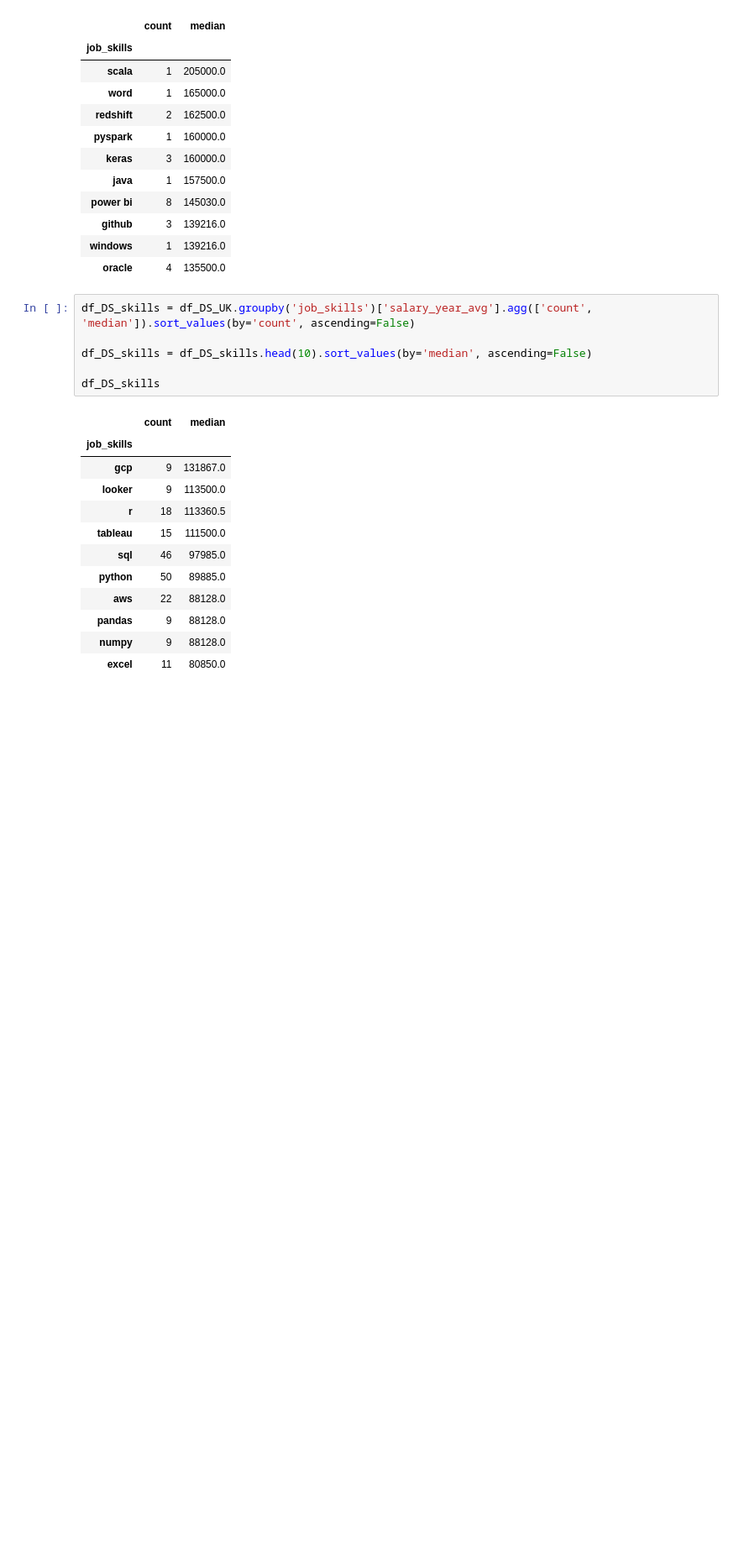
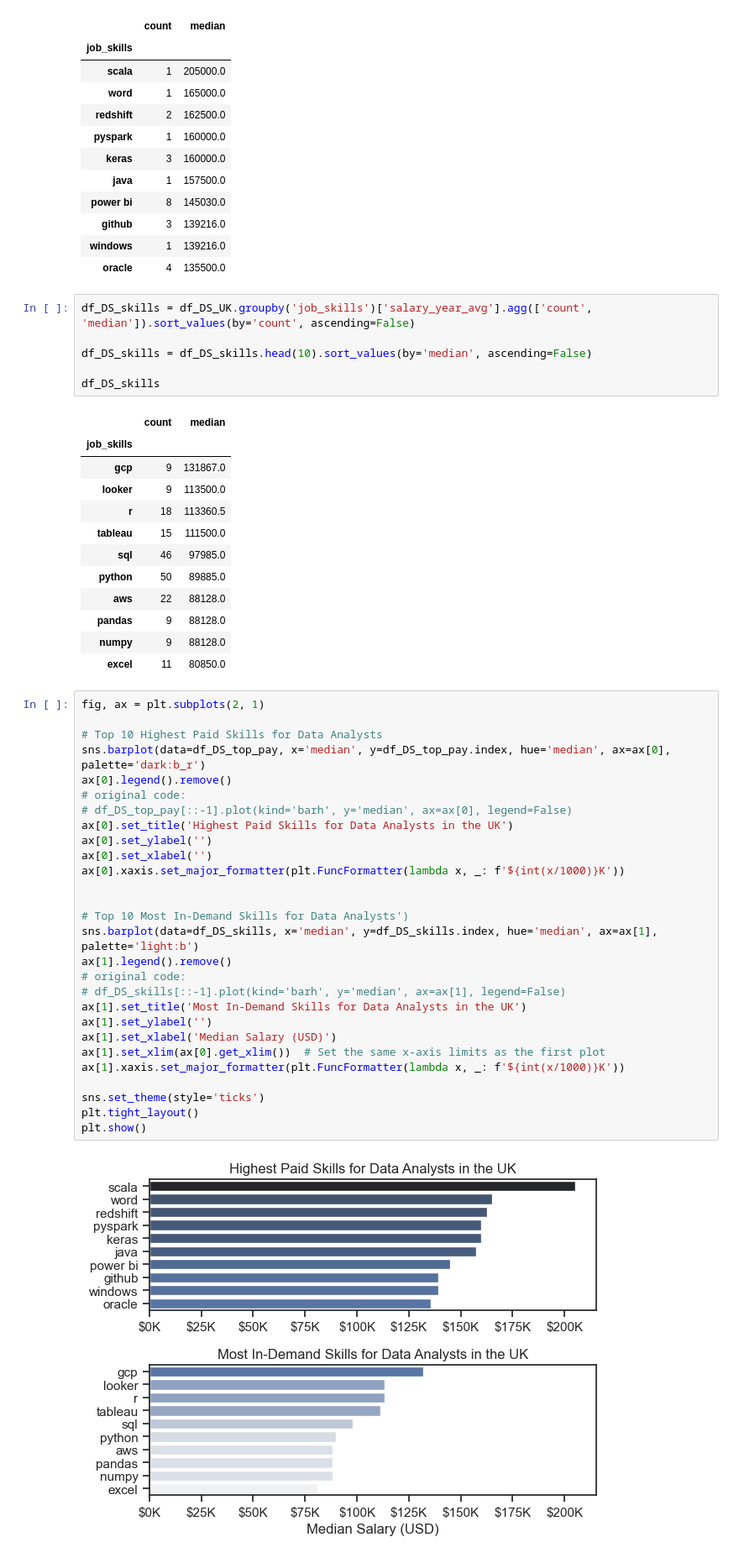
Before and after one commit to dappyewu/py, a Jupyter notebook: Project Work/4.SalaryAnalysis.ipynb, the cells around one changed output. Shown at 84% size. Drawn from its saved outputs; the diff is of its cells as text; blank space fills up the shorter version.

```diff
--- a/Project Work/4.SalaryAnalysis.ipynb
+++ b/Project Work/4.SalaryAnalysis.ipynb
@@ -103,3 +103,33 @@ df_DS_skills
 | pandas | 9 | 88128.0 |
 | numpy | 9 | 88128.0 |
 | excel | 11 | 80850.0 |
+# %%
+fig, ax = plt.subplots(2, 1)
+
+# Top 10 Highest Paid Skills for Data Analysts
+sns.barplot(data=df_DS_top_pay, x='median', y=df_DS_top_pay.index, hue='median', ax=ax[0], palette='dark:b_r')
+ax[0].legend().remove()
+# original code:
+# df_DS_top_pay[::-1].plot(kind='barh', y='median', ax=ax[0], legend=False)
+ax[0].set_title('Highest Paid Skills for Data Analysts in the UK')
+ax[0].set_ylabel('')
+ax[0].set_xlabel('')
+ax[0].xaxis.set_major_formatter(plt.FuncFormatter(lambda x, _: f'${int(x/1000)}K'))
+
+
+# Top 10 Most In-Demand Skills for Data Analysts')
+sns.barplot(data=df_DS_skills, x='median', y=df_DS_skills.index, hue='median', ax=ax[1], palette='light:b')
+ax[1].legend().remove()
+# original code:
+# df_DS_skills[::-1].plot(kind='barh', y='median', ax=ax[1], legend=False)
+ax[1].set_title('Most In-Demand Skills for Data Analysts in the UK')
+ax[1].set_ylabel('')
+ax[1].set_xlabel('Median Salary (USD)')
+ax[1].set_xlim(ax[0].get_xlim())  # Set the same x-axis limits as the first plot
+ax[1].xaxis.set_major_formatter(plt.FuncFormatter(lambda x, _: f'${int(x/1000)}K'))
+
+sns.set_theme(style='ticks')
+plt.tight_layout()
+plt.show()
+# %% [output]
+[figure, added]
```
Also changed, not shown: 1 other file.
